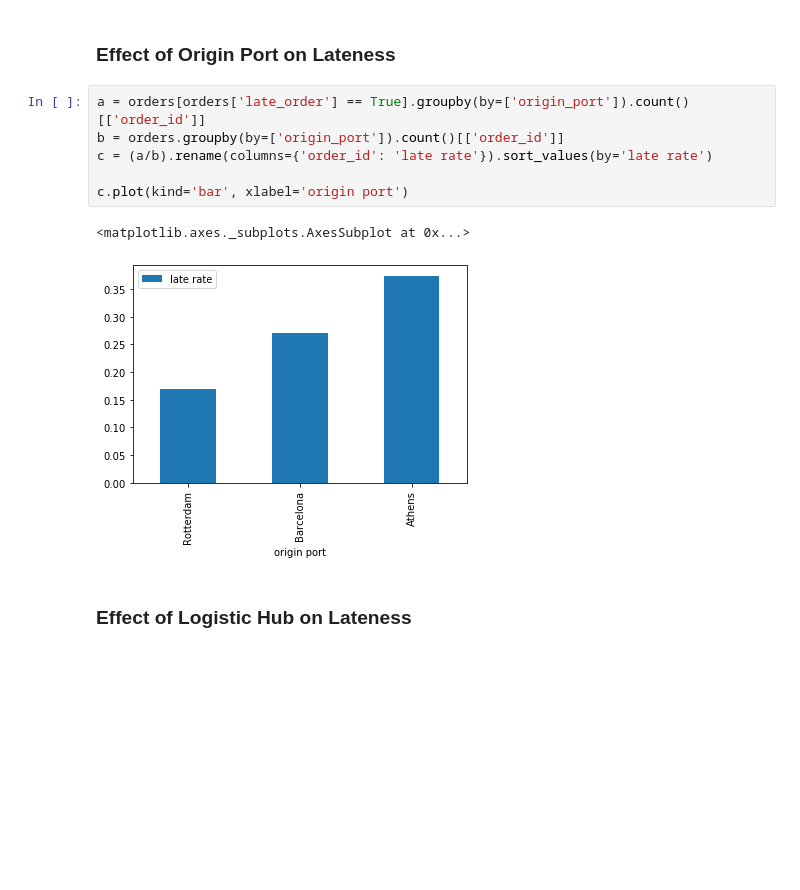
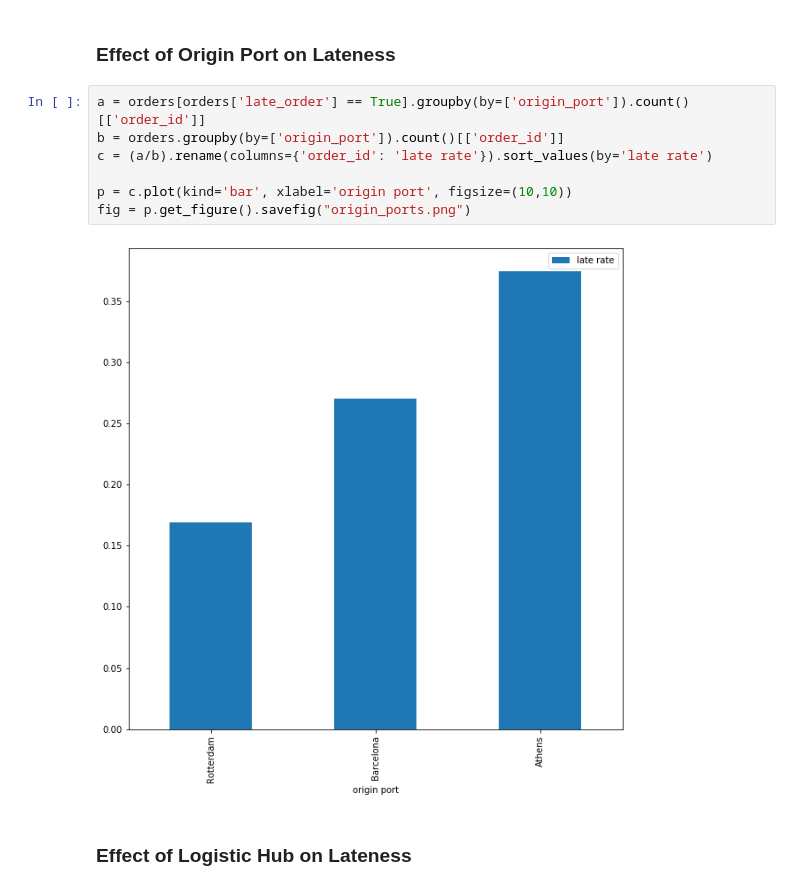
Before and after one commit to jospaeth-tum/accenture-challenge-2022, a Jupyter notebook: basic_descriptive_analysis.ipynb, the cells around one changed output. Cells and saved outputs as stored; diff of their text form; blank space fills up the shorter version.

```diff
--- a/basic_descriptive_analysis.ipynb
+++ b/basic_descriptive_analysis.ipynb
@@ -82,12 +82,12 @@ c.plot(kind='bar')
 # %%
 a = orders[orders['late_order'] == True].groupby(by=['origin_port']).count()[['order_id']]
 b = orders.groupby(by=['origin_port']).count()[['order_id']]
 c = (a/b).rename(columns={'order_id': 'late rate'}).sort_values(by='late rate')
 
-c.plot(kind='bar', xlabel='origin port')
+p = c.plot(kind='bar', xlabel='origin port', figsize=(10,10))
+fig = p.get_figure().savefig("origin_ports.png")
 # %% [output]
-<matplotlib.axes._subplots.AxesSubplot at 0x...>
-[figure, old version]
+[figure, new version]
 # %% [markdown]
 ### Effect of Logistic Hub on Lateness
 # %%
```
Also changed, not shown: parts of 6 cells of this notebook, 7 other files.
